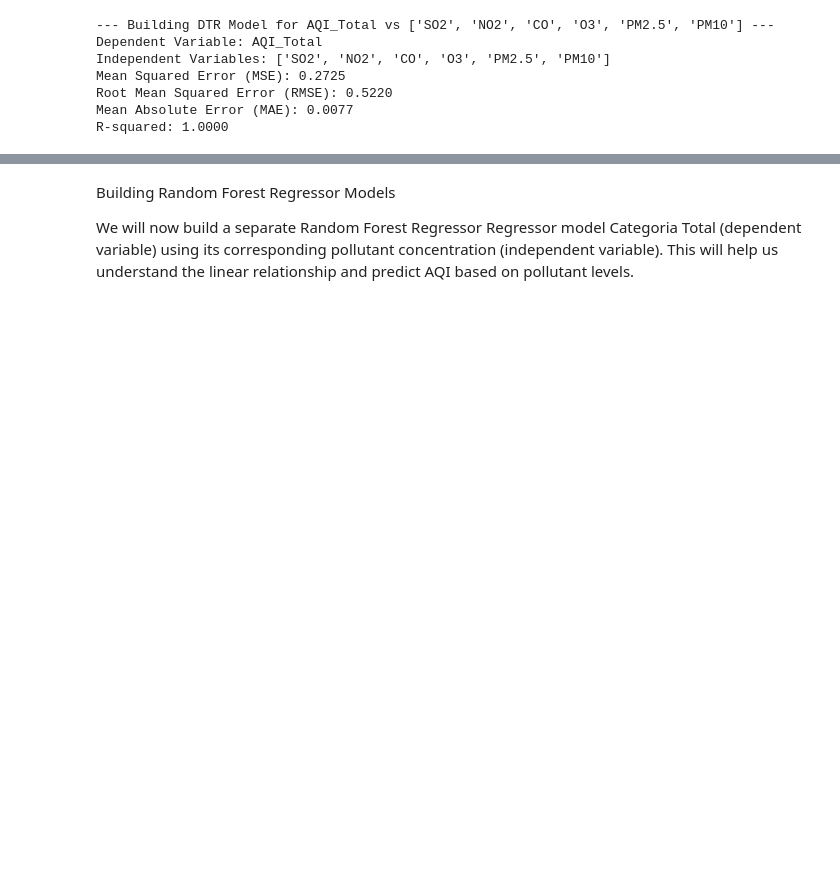
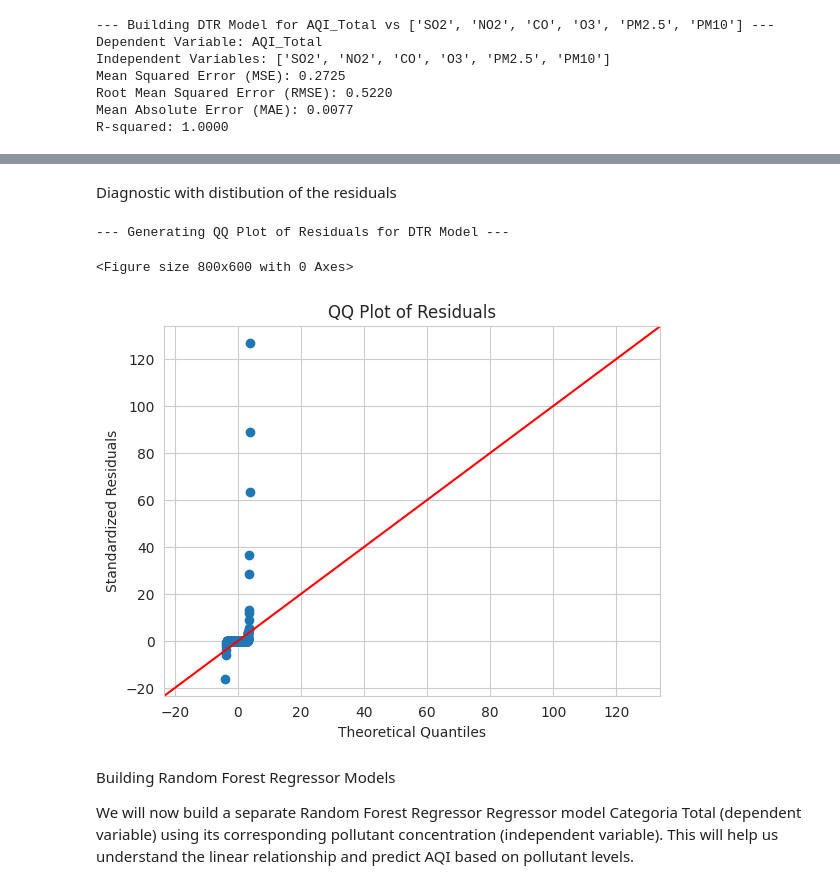
Before and after one commit to flatlalejo1982/Phase-4-Project-Execution, a Jupyter notebook: Phase_4.ipynb, the cells around one changed output, grey strips where cells are left out. Drawn from its saved outputs; the diff is of its cells as text; code cells hidden in the pictures; blank space fills up the shorter version.

```diff
--- a/Phase_4.ipynb
+++ b/Phase_4.ipynb
@@ -1256,3 +385,30 @@ R-squared: 1.0000
+# %% [markdown]
+Diagnostic with distibution of the residuals
+# %%
+import matplotlib.pyplot as plt
+import seaborn as sns
+import statsmodels.api as sm
+
+sns.set_style("whitegrid")
+
+# Assuming residuals from the DTR model are available
+# If not, please ensure the DTR model cell (G0Pn3tNnOdsn) and its visualization cell (f44fafa6) have been run
+
+if 'residuals' not in locals():
+    print("Residuals are not available. Please run the DTR model training and visualization cells first.")
+else:
+    print("--- Generating QQ Plot of Residuals for DTR Model ---")
+
+    plt.figure(figsize=(8, 6))
+    sm.qqplot(residuals, line='45', fit=True)
+    plt.title('QQ Plot of Residuals')
+    plt.xlabel('Theoretical Quantiles')
+    plt.ylabel('Standardized Residuals')
+    plt.show()
+# %% [output]
+--- Generating QQ Plot of Residuals for DTR Model ---
+<Figure size 800x600 with 0 Axes>
+[figure, added]
 # %% [markdown]
 Building Random Forest Regressor Models
 
```
Also changed, not shown: parts of 28 cells of this notebook.
